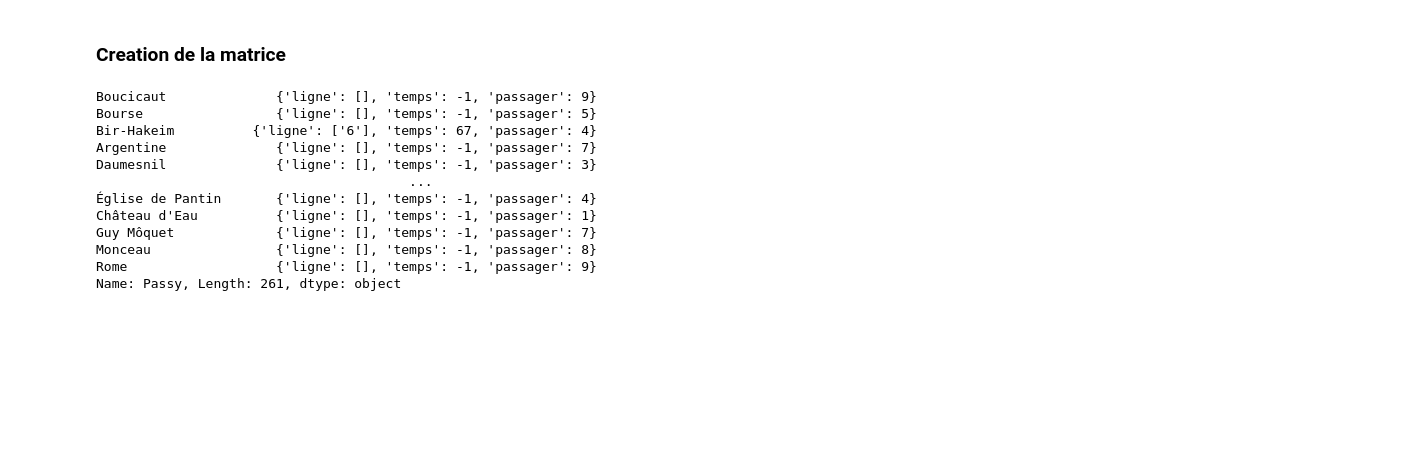
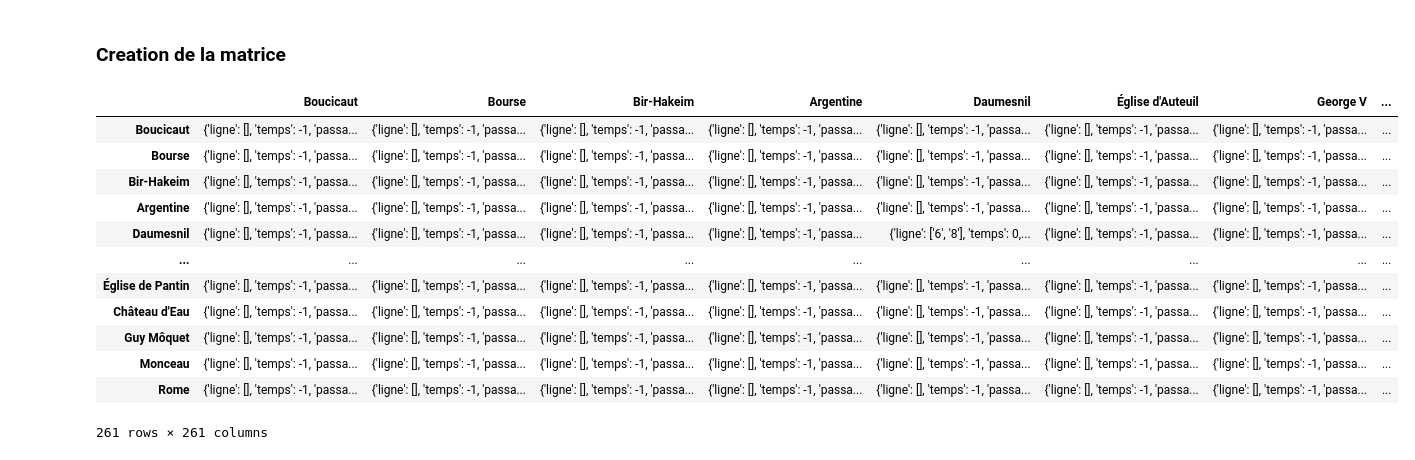
Before and after one commit to marcodamecourt/data_chall_alstom, a Jupyter notebook: data_chhall.ipynb, the cells around one changed output. Drawn from its saved outputs; the diff is of its cells as text; code cells hidden in the pictures; blank space fills up the shorter version.

```diff
--- a/data_chhall.ipynb
+++ b/data_chhall.ipynb
@@ -33,7 +33,6 @@ None
 # %%
 plan_metro_ligne = plan_metro[plan_metro["de Station"]!=plan_metro["vers Station"]]
 position_gps['lat'], position_gps['lng'] = zip(*position_gps['GPS'].apply(lambda x: x.split(',')))
-plan_metro_ligne=plan_metro_ligne[:-1]
 # %%
 stations=[]
 """
@@ -46,14 +45,19 @@ ligne_nb=["1","2","3","3bis","4","5","6","7","8","9","10","11","12","13","14","7
 
 for ligne in ligne_nb :
     liste_coord=[]
-    df=plan_metro_ligne[plan_metro_ligne["de Ligne"]==ligne]
-    station = df["de Station"].unique()
+    df_lignei=plan_metro_ligne[plan_metro_ligne["de Ligne"]==ligne]
+    station = df_lignei["de Station"].unique()
 
     for st in station:
         if not(position_gps[position_gps['Station']==st].empty):
             liste_coord.append([float(position_gps[position_gps['Station']==st].iat[0,3]), float(position_gps[position_gps['Station']==st].iat[0,2])])
 
 
+
+    if ligne!="8":
+        pop=liste_coord.pop()
+        if ligne=="1" :
+            liste_coord.insert(0,pop)
     stations.append({'coordinates' : liste_coord, 'type': 'LineString'})
 
 plan_ligne = pd.DataFrame()
@@ -150,18 +154,19 @@ def creation_matrice(plan_metro, position):
     return graph
 # %%
 df=creation_matrice(plan_metro, position_gps)
-# %%
-print(df["Passy"])
-# %% [output]
-Boucicaut              {'ligne': [], 'temps': -1, 'passager': 9}
-Bourse                 {'ligne': [], 'temps': -1, 'passager': 5}
-Bir-Hakeim          {'ligne': ['6'], 'temps': 67, 'passager': 4}
-Argentine              {'ligne': [], 'temps': -1, 'passager': 7}
-Daumesnil              {'ligne': [], 'temps': -1, 'passager': 3}
-                                        ...
-Église de Pantin       {'ligne': [], 'temps': -1, 'passager': 4}
-Château d'Eau          {'ligne': [], 'temps': -1, 'passager': 1}
-Guy Môquet             {'ligne': [], 'temps': -1, 'passager': 7}
-Monceau                {'ligne': [], 'temps': -1, 'passager': 8}
-Rome                   {'ligne': [], 'temps': -1, 'passager': 9}
-Name: Passy, Length: 261, dtype: object
+# %%
+df
+# %% [output]
+|  | Boucicaut | Bourse | Bir-Hakeim | Argentine | Daumesnil | Église d'Auteuil | George V | ... |
+| Boucicaut | {'ligne': [], 'temps': -1, 'passa... | {'ligne': [], 'temps': -1, 'passa... | {'ligne': [], 'temps': -1, 'passa... | {'ligne': [], 'temps': -1, 'passa... | {'ligne': [], 'temps': -1, 'passa... | {'ligne': [], 'temps': -1, 'passa... | {'ligne': [], 'temps': -1, 'passa... | ... |
+| Bourse | {'ligne': [], 'temps': -1, 'passa... | {'ligne': [], 'temps': -1, 'passa... | {'ligne': [], 'temps': -1, 'passa... | {'ligne': [], 'temps': -1, 'passa... | {'ligne': [], 'temps': -1, 'passa... | {'ligne': [], 'temps': -1, 'passa... | {'ligne': [], 'temps': -1, 'passa... | ... |
+| Bir-Hakeim | {'ligne': [], 'temps': -1, 'passa... | {'ligne': [], 'temps': -1, 'passa... | {'ligne': [], 'temps': -1, 'passa... | {'ligne': [], 'temps': -1, 'passa... | {'ligne': [], 'temps': -1, 'passa... | {'ligne': [], 'temps': -1, 'passa... | {'ligne': [], 'temps': -1, 'passa... | ... |
+| Argentine | {'ligne': [], 'temps': -1, 'passa... | {'ligne': [], 'temps': -1, 'passa... | {'ligne': [], 'temps': -1, 'passa... | {'ligne': [], 'temps': -1, 'passa... | {'ligne': [], 'temps': -1, 'passa... | {'ligne': [], 'temps': -1, 'passa... | {'ligne': [], 'temps': -1, 'passa... | ... |
+| Daumesnil | {'ligne': [], 'temps': -1, 'passa... | {'ligne': [], 'temps': -1, 'passa... | {'ligne': [], 'temps': -1, 'passa... | {'ligne': [], 'temps': -1, 'passa... | {'ligne': ['6', '8'], 'temps': 0,... | {'ligne': [], 'temps': -1, 'passa... | {'ligne': [], 'temps': -1, 'passa... | ... |
+| ... | ... | ... | ... | ... | ... | ... | ... | ... |
+| Église de Pantin | {'ligne': [], 'temps': -1, 'passa... | {'ligne': [], 'temps': -1, 'passa... | {'ligne': [], 'temps': -1, 'passa... | {'ligne': [], 'temps': -1, 'passa... | {'ligne': [], 'temps': -1, 'passa... | {'ligne': [], 'temps': -1, 'passa... | {'ligne': [], 'temps': -1, 'passa... | ... |
+| Château d'Eau | {'ligne': [], 'temps': -1, 'passa... | {'ligne': [], 'temps': -1, 'passa... | {'ligne': [], 'temps': -1, 'passa... | {'ligne': [], 'temps': -1, 'passa... | {'ligne': [], 'temps': -1, 'passa... | {'ligne': [], 'temps': -1, 'passa... | {'ligne': [], 'temps': -1, 'passa... | ... |
+| Guy Môquet | {'ligne': [], 'temps': -1, 'passa... | {'ligne': [], 'temps': -1, 'passa... | {'ligne': [], 'temps': -1, 'passa... | {'ligne': [], 'temps': -1, 'passa... | {'ligne': [], 'temps': -1, 'passa... | {'ligne': [], 'temps': -1, 'passa... | {'ligne': [], 'temps': -1, 'passa... | ... |
+| Monceau | {'ligne': [], 'temps': -1, 'passa... | {'ligne': [], 'temps': -1, 'passa... | {'ligne': [], 'temps': -1, 'passa... | {'ligne': [], 'temps': -1, 'passa... | {'ligne': [], 'temps': -1, 'passa... | {'ligne': [], 'temps': -1, 'passa... | {'ligne': [], 'temps': -1, 'passa... | ... |
+| Rome | {'ligne': [], 'temps': -1, 'passa... | {'ligne': [], 'temps': -1, 'passa... | {'ligne': [], 'temps': -1, 'passa... | {'ligne': [], 'temps': -1, 'passa... | {'ligne': [], 'temps': -1, 'passa... | {'ligne': [], 'temps': -1, 'passa... | {'ligne': [], 'temps': -1, 'passa... | ... |
+261 rows × 261 columns
```
Also changed, not shown: parts of 2 cells of this notebook.
